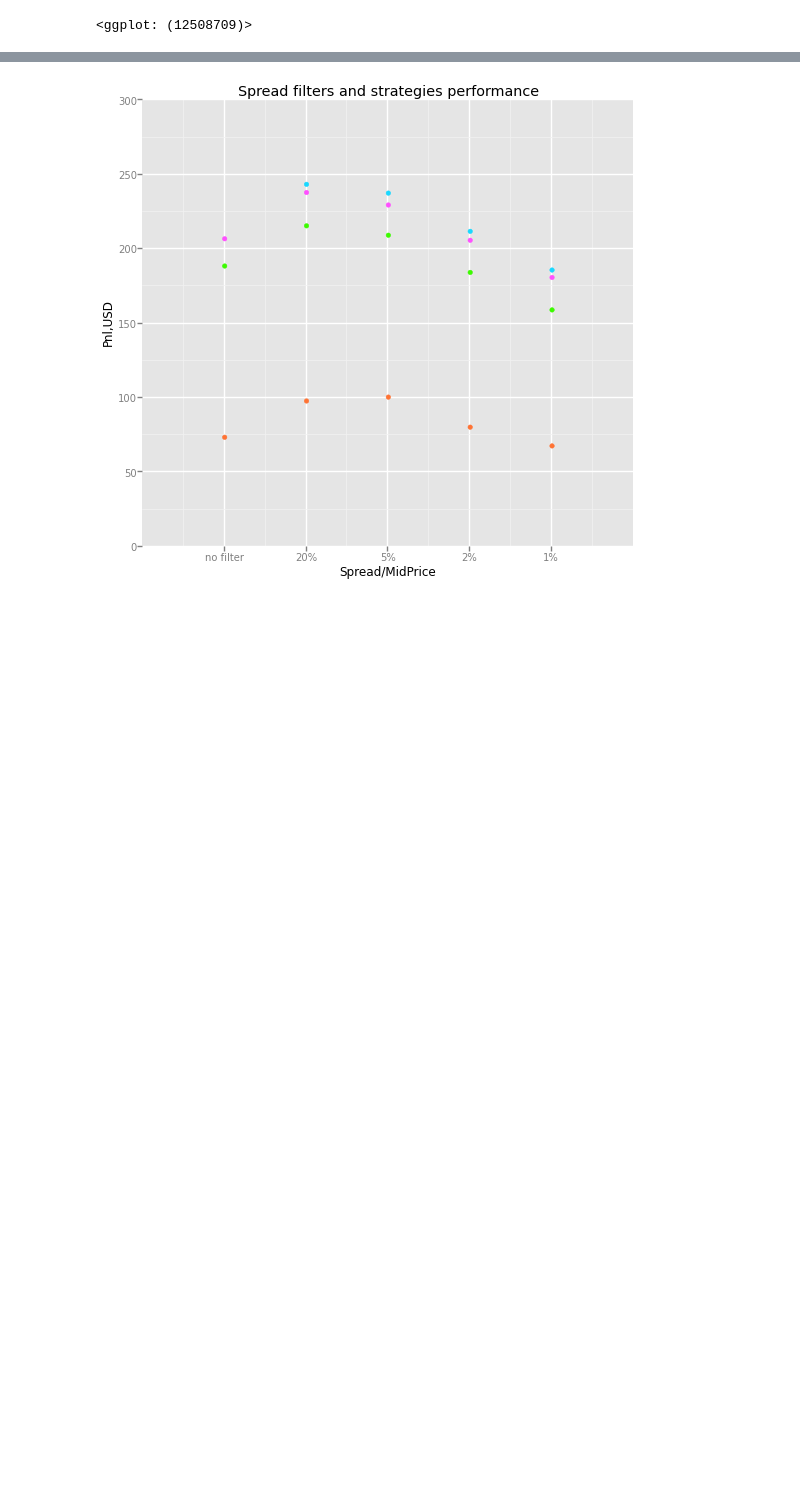
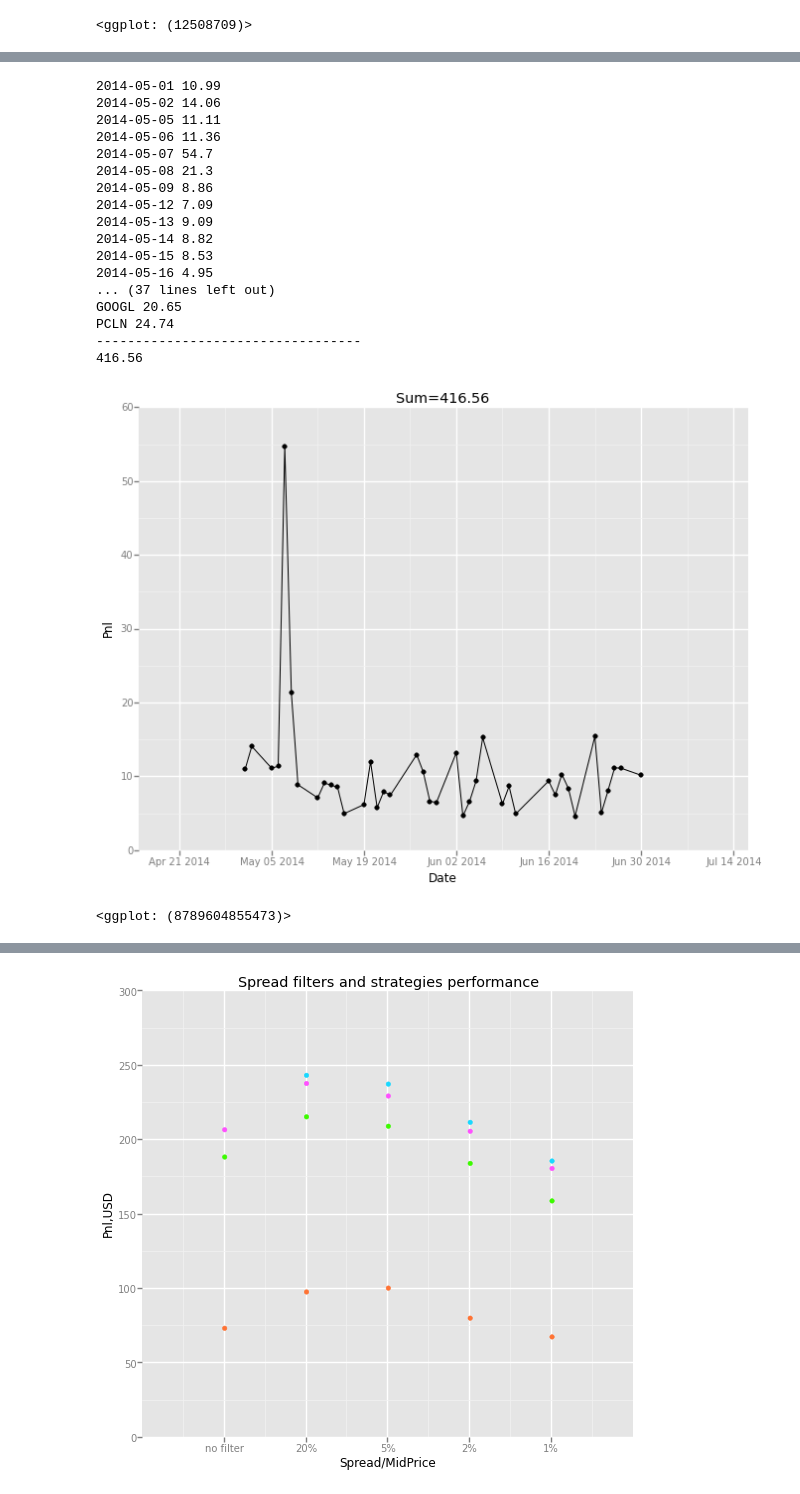
Before and after one commit to bilykigor/qimb, a Jupyter notebook: Workbook.ipynb, the cells around one changed output, grey strips where cells are left out. Cells and saved outputs as stored; diff of their text form; code cells hidden in the pictures; blank space fills up the shorter version.

```diff
--- a/Workbook.ipynb
+++ b/Workbook.ipynb
@@ -286,13 +286,34 @@ PCLN 20.31
 # %%
 #LR
-Signals =  qimbs.get_signals1(imbalanceMsg,X,y,LR,dates,datesDF,n_ensembles=5, test_size_ensemble=0.2)
+from sklearn.linear_model import LogisticRegression as LR
+Signals =  qimbs.get_signals1(imbalanceMsg,X,y,LR,dates,datesDF)
 Symbols = sorted(list(set(df.Symbol)))
 SymbolsInd=dict()
 for i in range(len(Symbols)):
     SymbolsInd[Symbols[i]]=i
 T = zeros((len(Symbols),len(Symbols)))
 TN = zeros((len(Symbols),len(Symbols)))
 result1 = qimbs.get_performance(Signals,df,dates,SymbolsInd,T,TN,0)
 ggplot(result1, aes('Date','Pnl')) + geom_point() + ggtitle('Sum=%s' % result1.Pnl.sum()) + geom_line()
+# %% [output]
+2014-05-01 10.99
+2014-05-02 14.06
+2014-05-05 11.11
+2014-05-06 11.36
+2014-05-07 54.7
+2014-05-08 21.3
+2014-05-09 8.86
+2014-05-12 7.09
+2014-05-13 9.09
+2014-05-14 8.82
+2014-05-15 8.53
+2014-05-16 4.95
+... (37 lines left out)
+GOOGL 20.65
+PCLN 24.74
+----------------------------------
+416.56
+[figure, added]
+<ggplot: (8789604855473)>
 # %%
 #RandomForest
```
Also changed, not shown: parts of 14 cells of this notebook, 9 other files.
